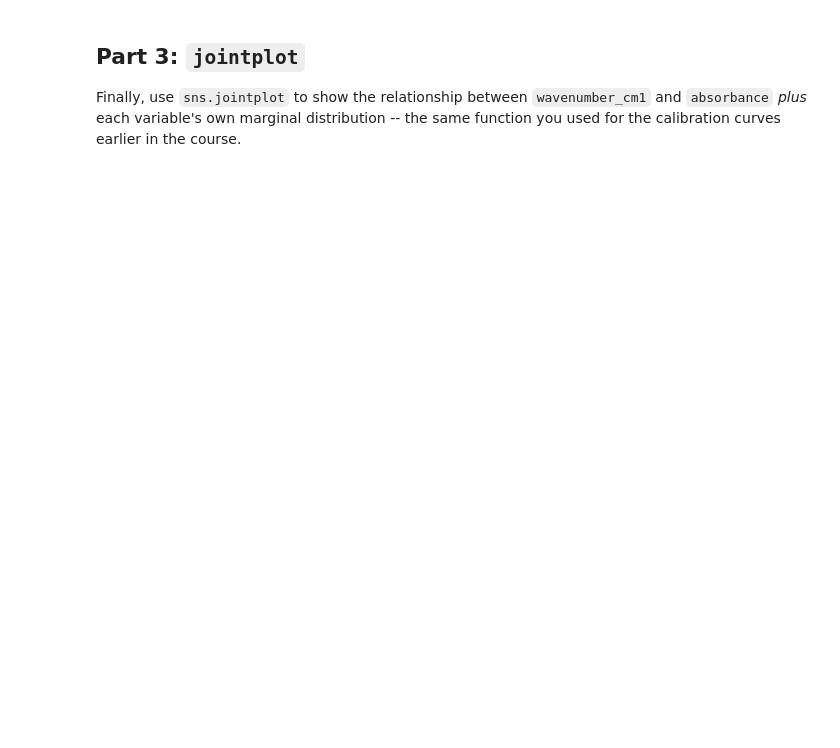
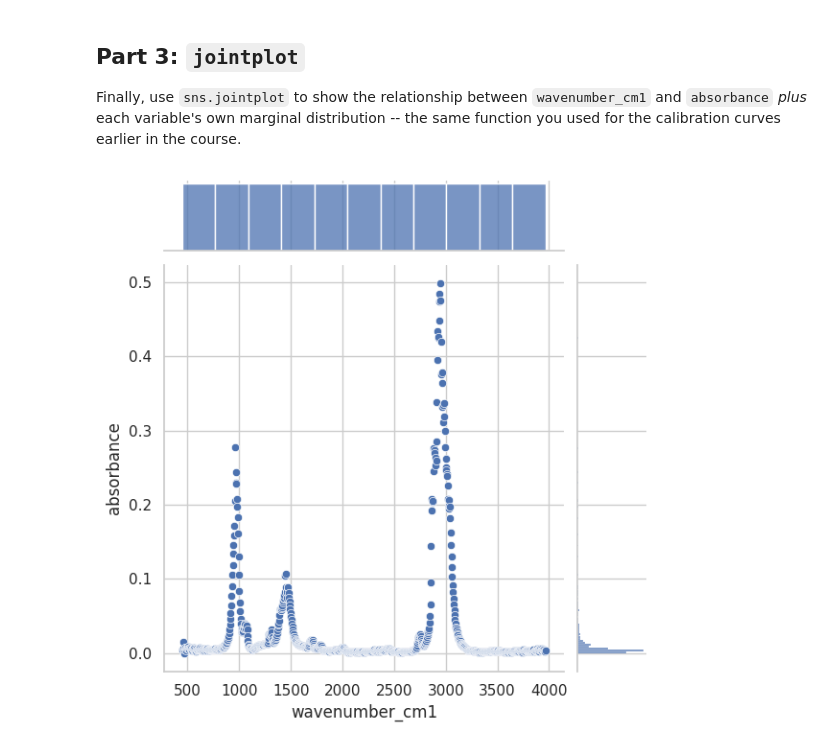
Before and after one commit to valsson-group/python-bootcamp, a Jupyter notebook: Summer-2026/Session_2.ipynb, the cells around one changed output. Cells and saved outputs as stored; diff of their text form; code cells hidden in the pictures; blank space fills up the shorter version.

```diff
--- a/Summer-2026/Session_2.ipynb
+++ b/Summer-2026/Session_2.ipynb
@@ -1304,6 +1442,9 @@ Finally, use `sns.jointplot` to show the relationship between `wavenumber_cm1` a
 # %%
 # TODO: create the plot using sns.jointplot
 
 # YOUR CODE HERE
+sns.jointplot(data=df_ir2, x='wavenumber_cm1', y='absorbance', kind='scatter')
 
 plt.show()
+# %% [output]
+[figure, added]
```
Also changed, not shown: parts of 10 cells of this notebook.
